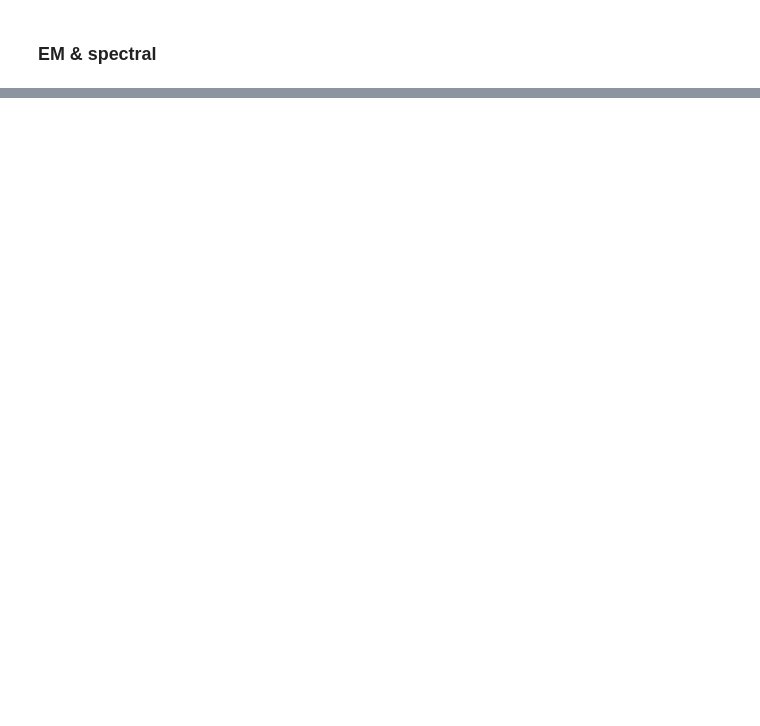
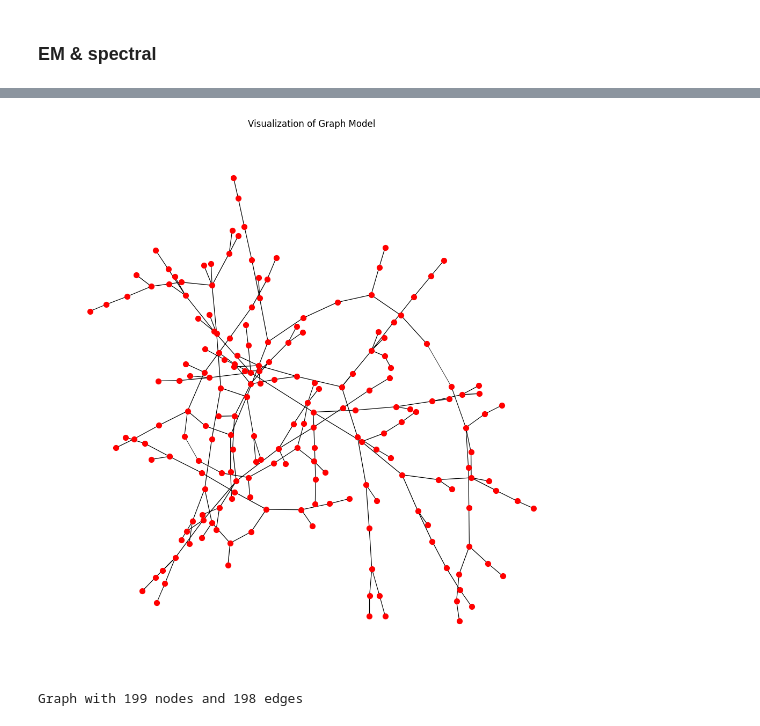
Before and after one commit to DanKolganov/Cluster_analisys, a Jupyter notebook: main.ipynb, the cells around one changed output, grey strips where cells are left out. Cells and saved outputs as stored; diff of their text form; code cells hidden in the pictures; blank space fills up the shorter version.

```diff
--- a/main.ipynb
+++ b/main.ipynb
@@ -289,0 +267,6 @@ for cluster in FOR_MODULAR:
+# %%
+MST_G_Y = MST_method(similar_matrix_Y)
+print(MST_G_Y)
+# %% [output]
+[figure, added]
+Graph with 199 nodes and 198 edges
```
Also changed, not shown: parts of 69 cells of this notebook.
